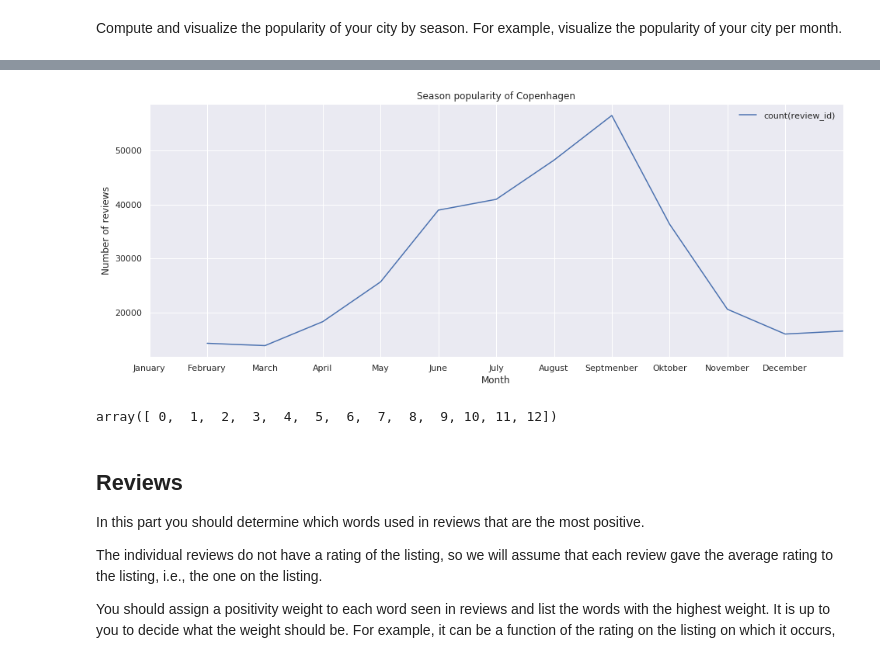
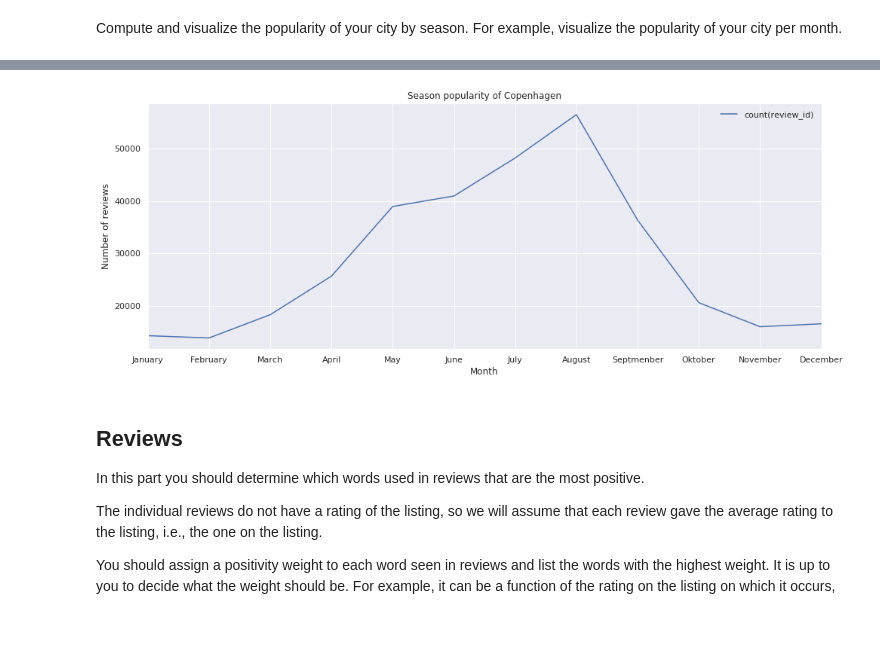
Before and after one commit to brandtoliver/Computational_Tools, a Jupyter notebook: Project 3 - Airbnb_cleanup.ipynb, the cells around one changed output, grey strips where cells are left out. Cells and saved outputs as stored; diff of their text form; code cells hidden in the pictures; blank space fills up the shorter version.

```diff
--- a/Project 3 - Airbnb_cleanup.ipynb
+++ b/Project 3 - Airbnb_cleanup.ipynb
@@ -422,17 +315,14 @@ df_plot
 # %%
+# Plot season popularity
 fig = df_plot.plot(x='date', y='count(review_id)',figsize=(16,6))
-fig.set_xticks(np.arange(12))
+fig.set_xticks(np.arange(1,13))
 fig.set_xticklabels(['January','February','March','April','May','June','July','August','Septmenber','Oktober','November','December'])
 plt.title('Season popularity of Copenhagen')
 plt.xlabel('Month')
 plt.ylabel('Number of reviews')
 plt.show()
 # %% [output]
-[figure, old version]
+[figure, new version]
-# %%
-np.arange(13)
-# %% [output]
-array([ 0,  1,  2,  3,  4,  5,  6,  7,  8,  9, 10, 11, 12])
 # %% [markdown]
 ## Reviews
 In this part you should determine which words used in reviews that are the most positive.
```
Also changed, not shown: parts of 37 cells of this notebook.
